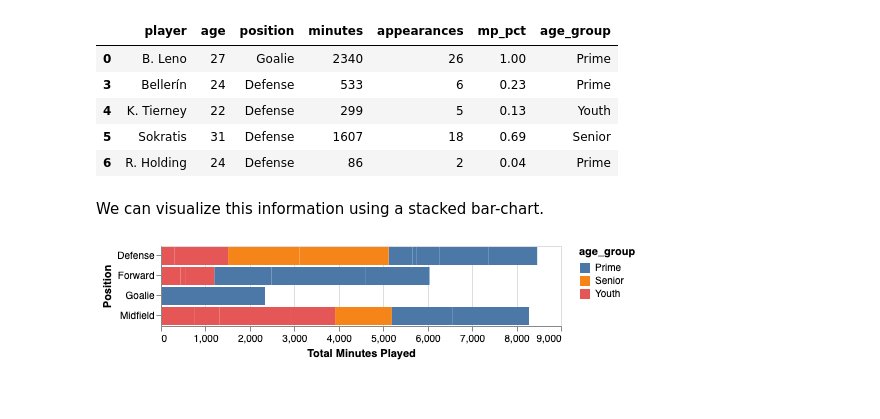
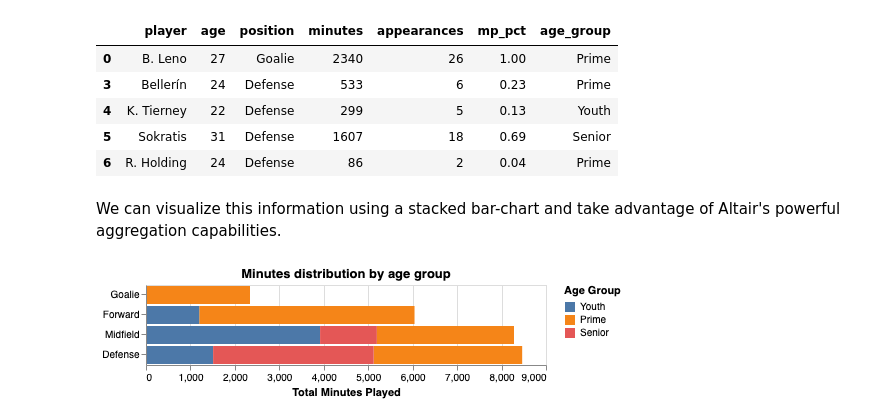
Before and after one commit to vpn75/pyData, a Jupyter notebook: Arsenal_squad_profile.ipynb, the cells around one changed output. Drawn from its saved outputs; the diff is of its cells as text; code cells hidden in the pictures; blank space fills up the shorter version.

Commit message:
Adjusted sorting of age-group viz and added transform_aggregation

```diff
--- a/Arsenal_squad_profile.ipynb
+++ b/Arsenal_squad_profile.ipynb
@@ -332,14 +336,25 @@ df2.head()
 | 5 | Sokratis | 31 | Defense | 1607 | 18 | 0.69 | Senior |
 | 6 | R. Holding | 24 | Defense | 86 | 2 | 0.04 | Prime |
 # %% [markdown]
-We can visualize this information using a stacked bar-chart.
+We can visualize this information using a stacked bar-chart and take advantage of Altair's powerful aggregation capabilities.
 # %%
 df2.drop
 
-alt.Chart(df2).mark_bar().encode(
-    x=alt.X('minutes:Q', title='Total Minutes Played'),
-    y=alt.Y('position:N', title='Position'),
-    color='age_group:N'
-).display(renderer='svg')
+alt.Chart(df2, title='Minutes distribution by age group').mark_bar().encode(
+    x=alt.X('total_minutes:Q', title='Total Minutes Played'),
+    y=alt.Y(
+        'position:O',
+        title='',
+        sort=['Goalie','Forward','Midfield','Defense']
+    ),
+    color=alt.Color(
+        'age_group:N',
+        legend=alt.Legend(title='Age Group'),
+        scale=alt.Scale(domain=(['Youth','Prime','Senior']))
+    )
+).transform_aggregate(
+    total_minutes='sum(minutes)',
+    groupby=['position','age_group']
+).display()
 # %% [output]
-[figure, old version]
+[figure, new version]
```
Also changed, not shown: parts of 2 cells of this notebook.
